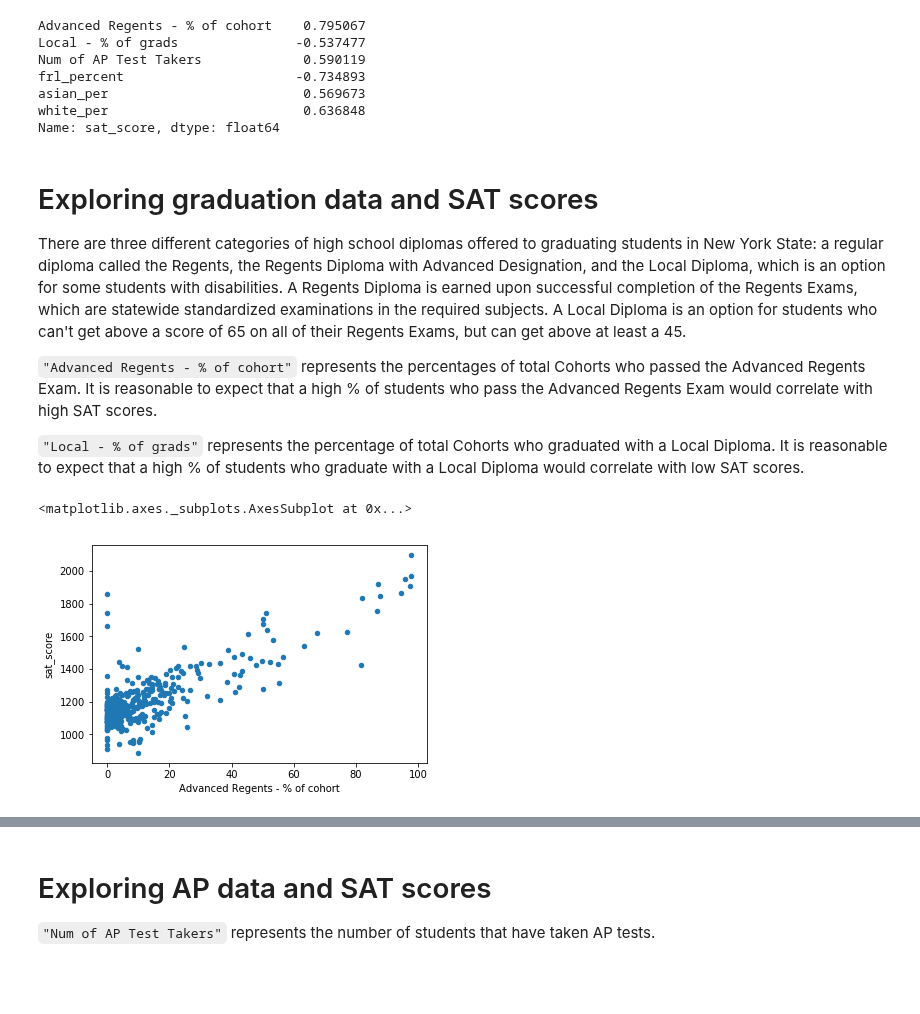
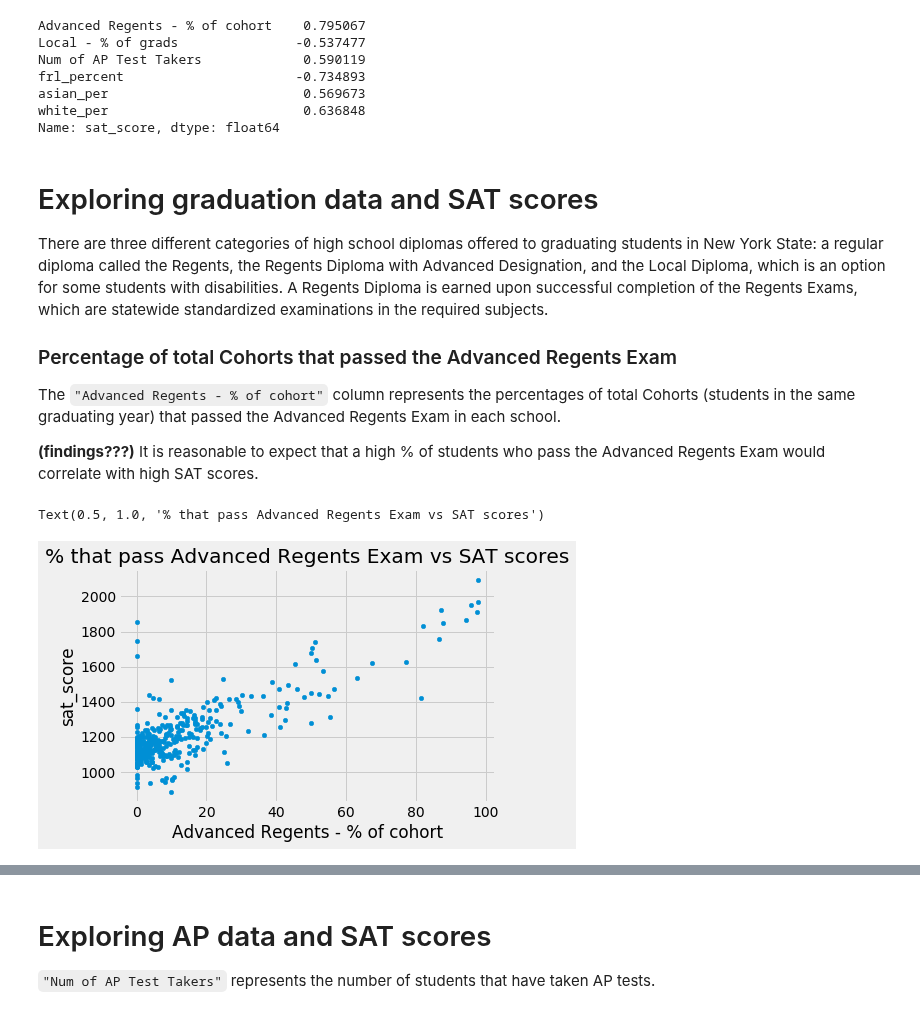
Before and after one commit to JustinToribio/analyzing-the-sat, a Jupyter notebook: notebooks/1.0-jt-analyze-the-sat.ipynb, the cells around one changed output, grey strips where cells are left out. Cells and saved outputs as stored; diff of their text form; code cells hidden in the pictures; blank space fills up the shorter version.

Commit message:
notebook: initial graphs and plots drafted

```diff
--- a/notebooks/1.0-jt-analyze-the-sat.ipynb
+++ b/notebooks/1.0-jt-analyze-the-sat.ipynb
@@ -117,16 +117,22 @@ Name: sat_score, dtype: float64
 # %% [markdown]
 # Exploring graduation data and SAT scores
 
-There are three different categories of high school diplomas offered to graduating students in New York State: a regular diploma called the Regents, the Regents Diploma with Advanced Designation, and the Local Diploma, which is an option for some students with disabilities.  A Regents Diploma is earned upon successful completion of the Regents Exams, which are statewide standardized examinations in the required subjects.  A Local Diploma is an option for students who can't get above a score of 65 on all of their Regents Exams, but can get above at least a 45.
+There are three different categories of high school diplomas offered to graduating students in New York State: a regular diploma called the Regents, the Regents Diploma with Advanced Designation, and the Local Diploma, which is an option for some students with disabilities.  A Regents Diploma is earned upon successful completion of the Regents Exams, which are statewide standardized examinations in the required subjects.
 
-`"Advanced Regents - % of cohort"` represents the percentages of total Cohorts who passed the Advanced Regents Exam.  It is reasonable to expect that a high % of students who pass the Advanced Regents Exam would correlate with high SAT scores.
+### Percentage of total Cohorts that passed the Advanced Regents Exam
 
-`"Local - % of grads"` represents the percentage of total Cohorts who graduated with a Local Diploma.  It is reasonable to expect that a high % of students who graduate with a Local Diploma would correlate with low SAT scores.
+The `"Advanced Regents - % of cohort"` column represents the percentages of total Cohorts (students in the same graduating year) that passed the Advanced Regents Exam in each school.
+
+
+**(findings???)** It is reasonable to expect that a high % of students who pass the Advanced Regents Exam would correlate with high SAT scores.
 # %%
 import matplotlib.pyplot as plt
+import matplotlib.style as style
 %matplotlib inline
 
+style.use('fivethirtyeight')
 data.plot.scatter(x="Advanced Regents - % of cohort", y="sat_score")
+plt.title('% that pass Advanced Regents Exam vs SAT scores')
 # %% [output]
-<matplotlib.axes._subplots.AxesSubplot at 0x...>
+Text(0.5, 1.0, '% that pass Advanced Regents Exam vs SAT scores')
-[figure, old version]
+[figure, new version]
```
Also changed, not shown: parts of 23 cells of this notebook.
